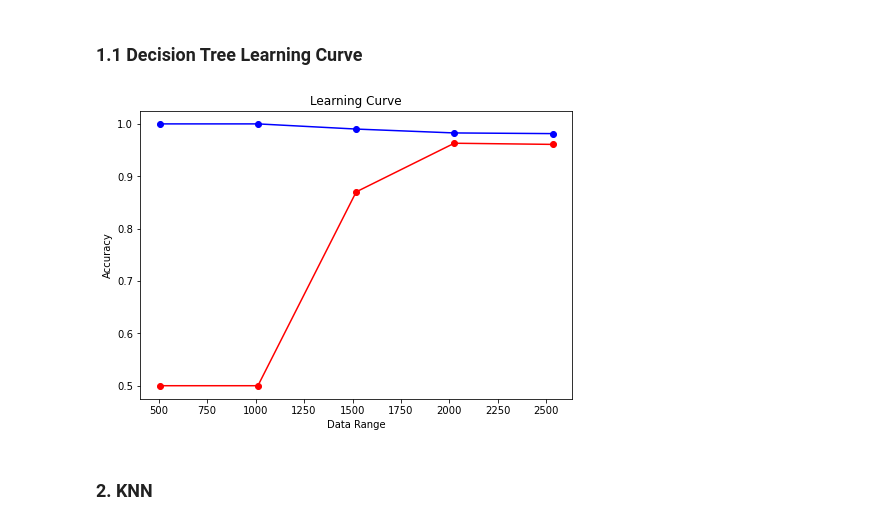
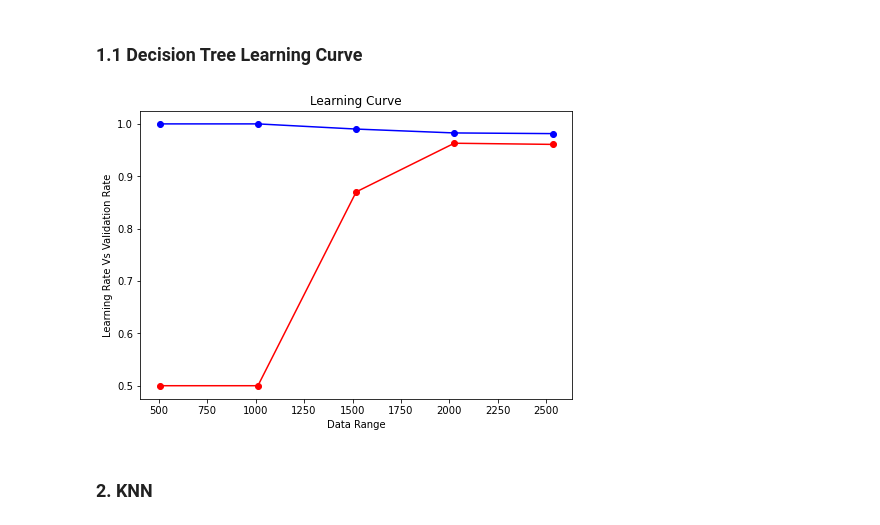
Before and after one commit to Popusa/gender-voice-classification, a Jupyter notebook: gender-voice-classification.ipynb, the cells around one changed output. Saved outputs shown, nothing was run; the diff lists cells and outputs as text; code cells hidden in the pictures.

```diff
--- a/gender-voice-classification.ipynb
+++ b/gender-voice-classification.ipynb
@@ -307,30 +307,30 @@ Accuracy on test set: 0.972
 # %%
 train_sizes, train_scores, test_scores = learning_curve(
     estimator=dtree_no_fs,
     X=x,
     y=y,
     cv=5,
     scoring="accuracy",
     train_sizes = [0.2,0.4,0.6,0.8,1]
 )
 train_mean = np.mean(train_scores, axis=1)
 train_std = np.std(train_scores, axis=1)
 
 test_mean = np.mean(test_scores, axis=1)
 test_std = np.std(test_scores, axis=1)
 
 fig=plt.figure()
 ax=fig.add_axes([0,0,1,1])
 ax.scatter(x=train_sizes,y= train_scores.mean(axis=1), color='b')
 ax.scatter(x=train_sizes,y=test_scores.mean(axis=1), color='r')
 ax.plot(train_sizes,train_scores.mean(axis=1), color='b')
 ax.plot(train_sizes,test_scores.mean(axis=1), color='r')
 ax.set_xlabel('Data Range')
-ax.set_ylabel('Accuracy')
+ax.set_ylabel('Learning Rate Vs Validation Rate')
 ax.set_title('Learning Curve')
 plt.show()
 # %% [output]
-[figure, old version]
+[figure, new version]
 # %% [markdown]
 ### 2. KNN
 # %% [markdown]
```
Also changed, not shown: parts of 5 cells of this notebook.
